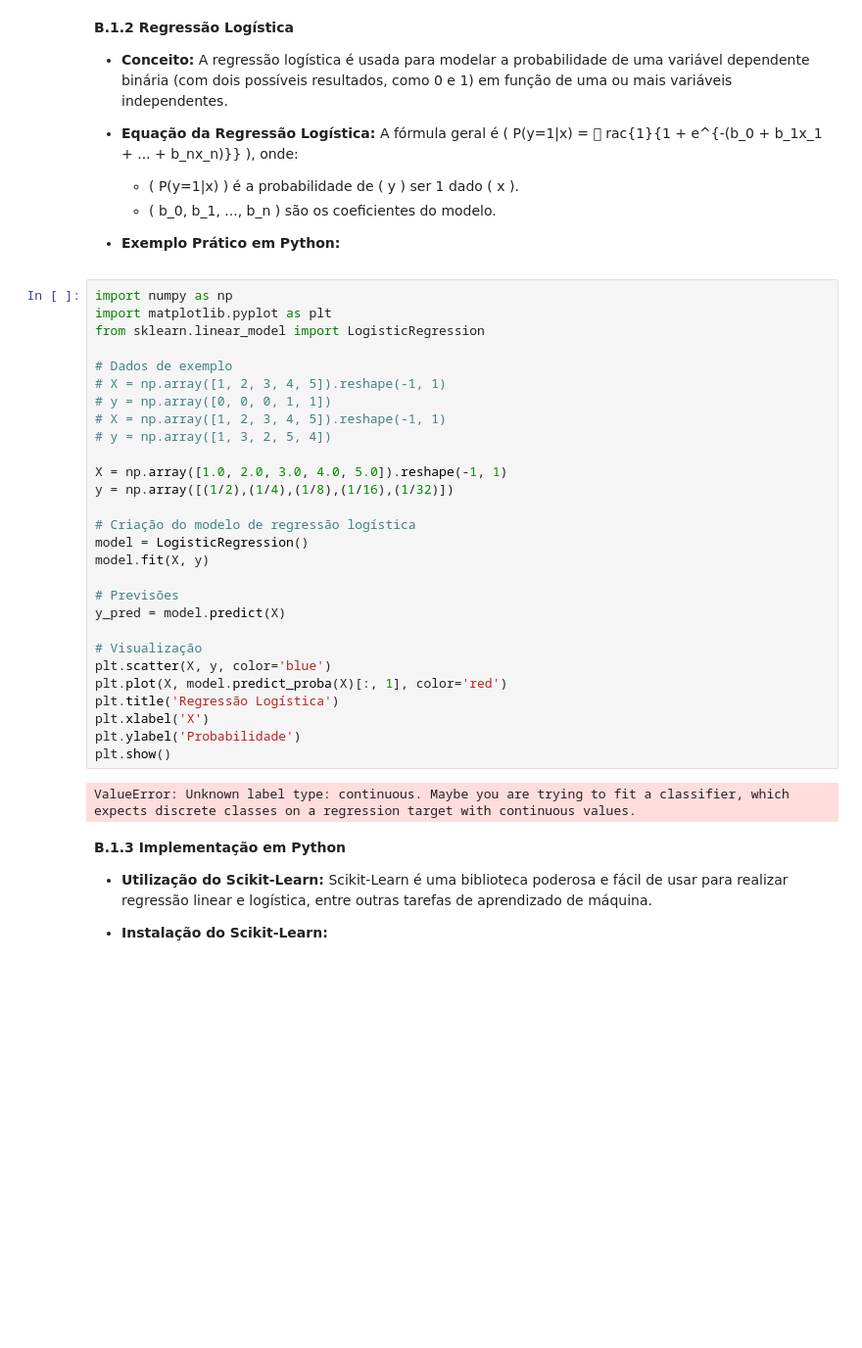
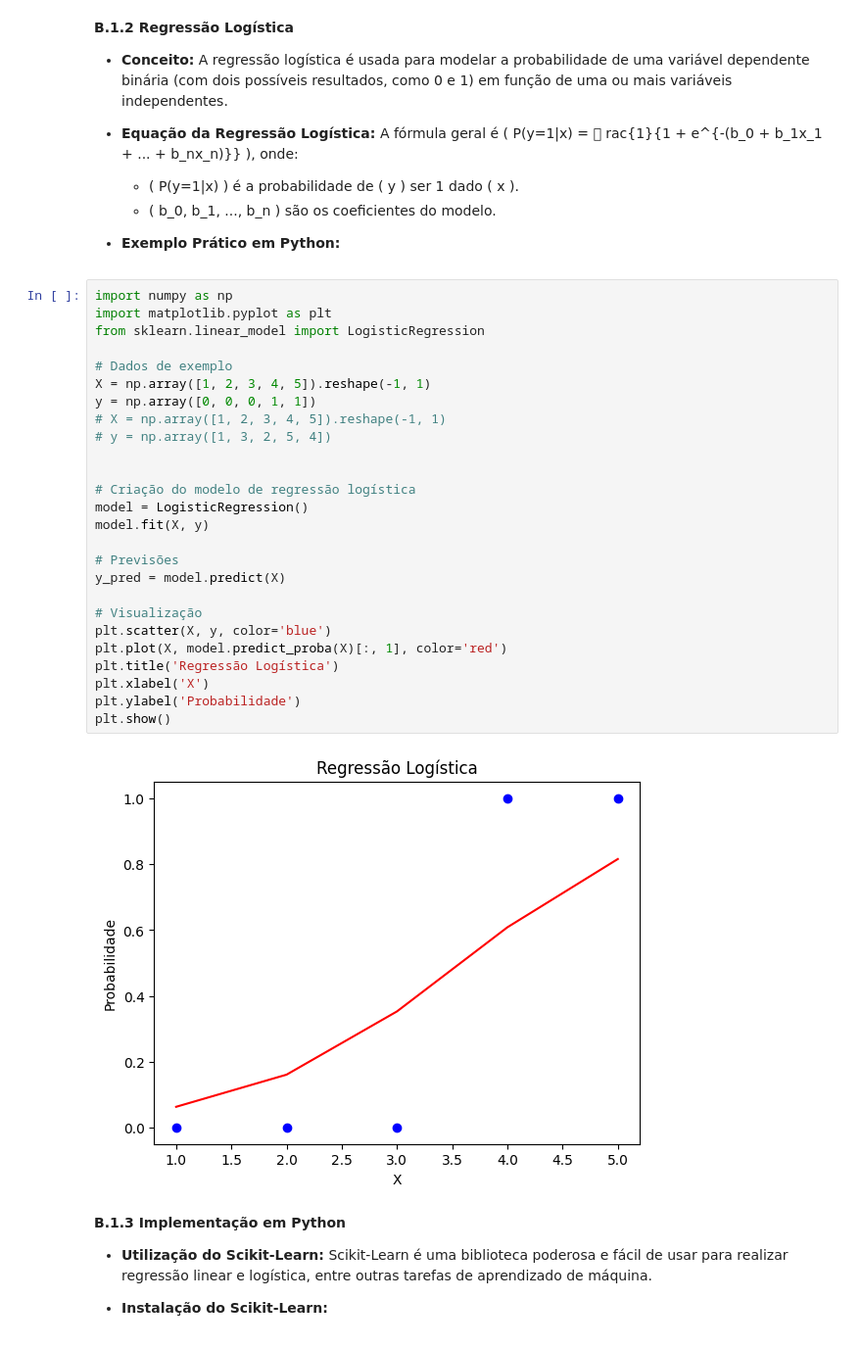
Before and after one commit to dacioms/DacioFeature3_24, a Jupyter notebook: 1_Introdução.ipynb, the cells around one changed output. Shown at 98% size. Drawn from its saved outputs; the diff is of its cells as text; blank space fills up the shorter version.

```diff
--- a/1_Introdução.ipynb
+++ b/1_Introdução.ipynb
@@ -192,33 +192,31 @@ rac{1\}{1 + e^{-(b_0 + b_1x_1 + ... + b_nx_n)}} \), onde:
 # %%
 import numpy as np
 import matplotlib.pyplot as plt
 from sklearn.linear_model import LogisticRegression
 
 # Dados de exemplo
-# X = np.array([1, 2, 3, 4, 5]).reshape(-1, 1)
-# y = np.array([0, 0, 0, 1, 1])
+X = np.array([1, 2, 3, 4, 5]).reshape(-1, 1)
+y = np.array([0, 0, 0, 1, 1])
 # X = np.array([1, 2, 3, 4, 5]).reshape(-1, 1)
 # y = np.array([1, 3, 2, 5, 4])
 
-X = np.array([1.0, 2.0, 3.0, 4.0, 5.0]).reshape(-1, 1)
-y = np.array([(1/2),(1/4),(1/8),(1/16),(1/32)])
 
 # Criação do modelo de regressão logística
 model = LogisticRegression()
 model.fit(X, y)
 
 # Previsões
 y_pred = model.predict(X)
 
 # Visualização
 plt.scatter(X, y, color='blue')
 plt.plot(X, model.predict_proba(X)[:, 1], color='red')
 plt.title('Regressão Logística')
 plt.xlabel('X')
 plt.ylabel('Probabilidade')
 plt.show()
 # %% [output]
-ValueError: Unknown label type: continuous. Maybe you are trying to fit a classifier, which expects discrete classes on a regression target with continuous values.
+[figure, added]
 # %% [markdown]
 **B.1.3 Implementação em Python**
 
```
Also changed, not shown: 1 other file.
